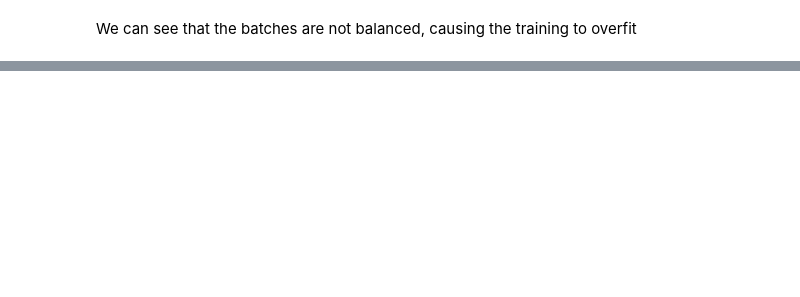
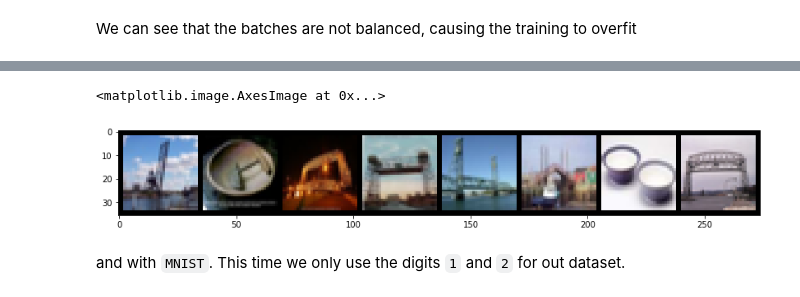
Before and after one commit to syadegari/pytorch_exercises, a Jupyter notebook: Samplers.ipynb, the cells around one changed output, grey strips where cells are left out. Drawn from its saved outputs; the diff is of its cells as text; code cells hidden in the pictures; blank space fills up the shorter version.

```diff
--- a/Samplers.ipynb
+++ b/Samplers.ipynb
@@ -140,0 +207,8 @@ plt.plot(ys_sum, '-o')
+# %%
+fig, ax = plt.subplots(figsize=(14, 3))
+plt.imshow(torchvision.utils.make_grid(img_test).transpose(0, 2).transpose(0, 1))
+# %% [output]
+<matplotlib.image.AxesImage at 0x...>
+[figure, added]
+# %% [markdown]
+and with `MNIST`. This time we only use the digits `1` and `2` for out dataset.
```
Also changed, not shown: parts of 20 cells of this notebook.
